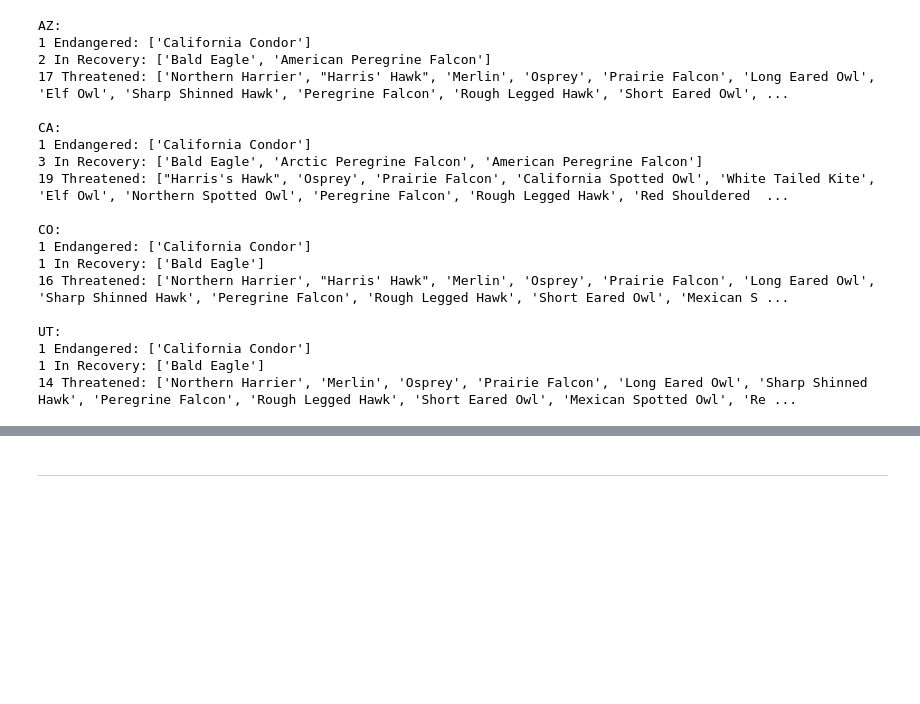
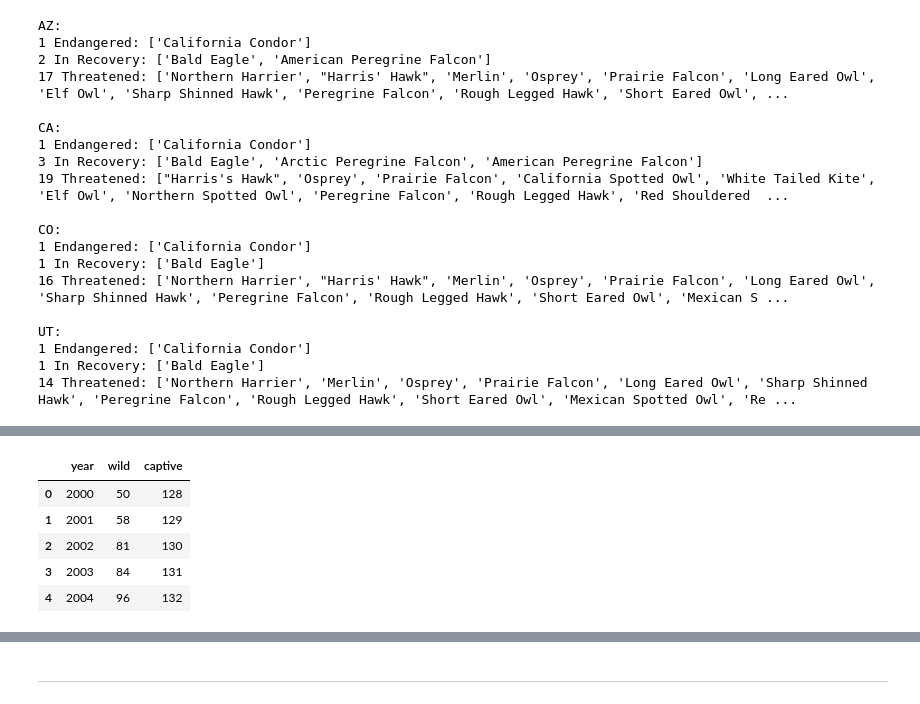
Before and after one commit to pineapple-bois/Biodiversity-In-National-Parks-Real-World, a Jupyter notebook: analysis.ipynb, the cells around one changed output, grey strips where cells are left out. Drawn from its saved outputs; the diff is of its cells as text; code cells hidden in the pictures; blank space fills up the shorter version.

```diff
--- a/analysis.ipynb
+++ b/analysis.ipynb
@@ -920,0 +941,10 @@ UT:
+# %%
+condors = pd.read_csv('csv_files/condors.csv')
+condors.head()
+# %% [output]
+|  | year | wild | captive |
+| 0 | 2000 | 50 | 128 |
+| 1 | 2001 | 58 | 129 |
+| 2 | 2002 | 81 | 130 |
+| 3 | 2003 | 84 | 131 |
+| 4 | 2004 | 96 | 132 |
```
Also changed, not shown: parts of 9 cells of this notebook.
